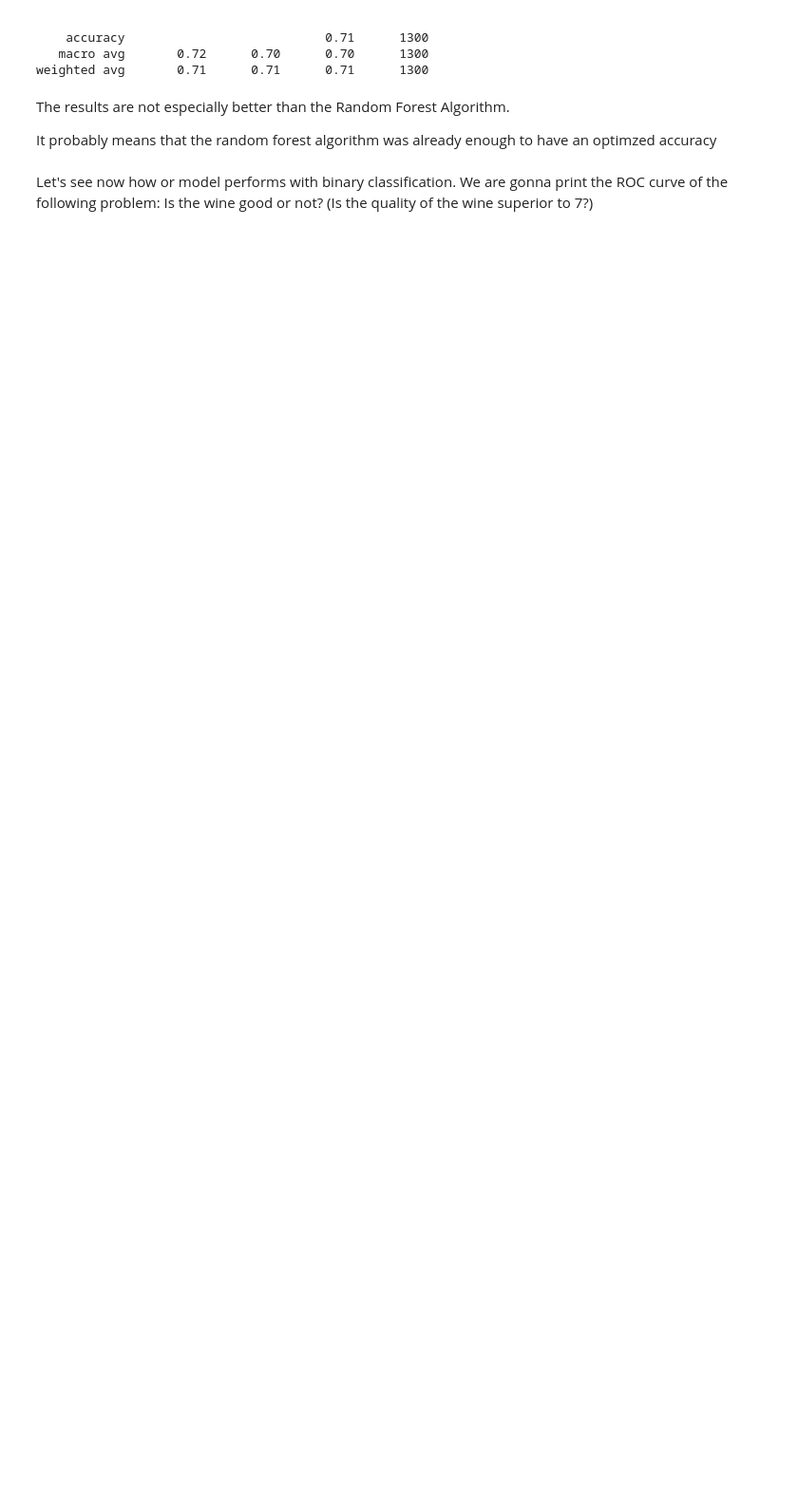
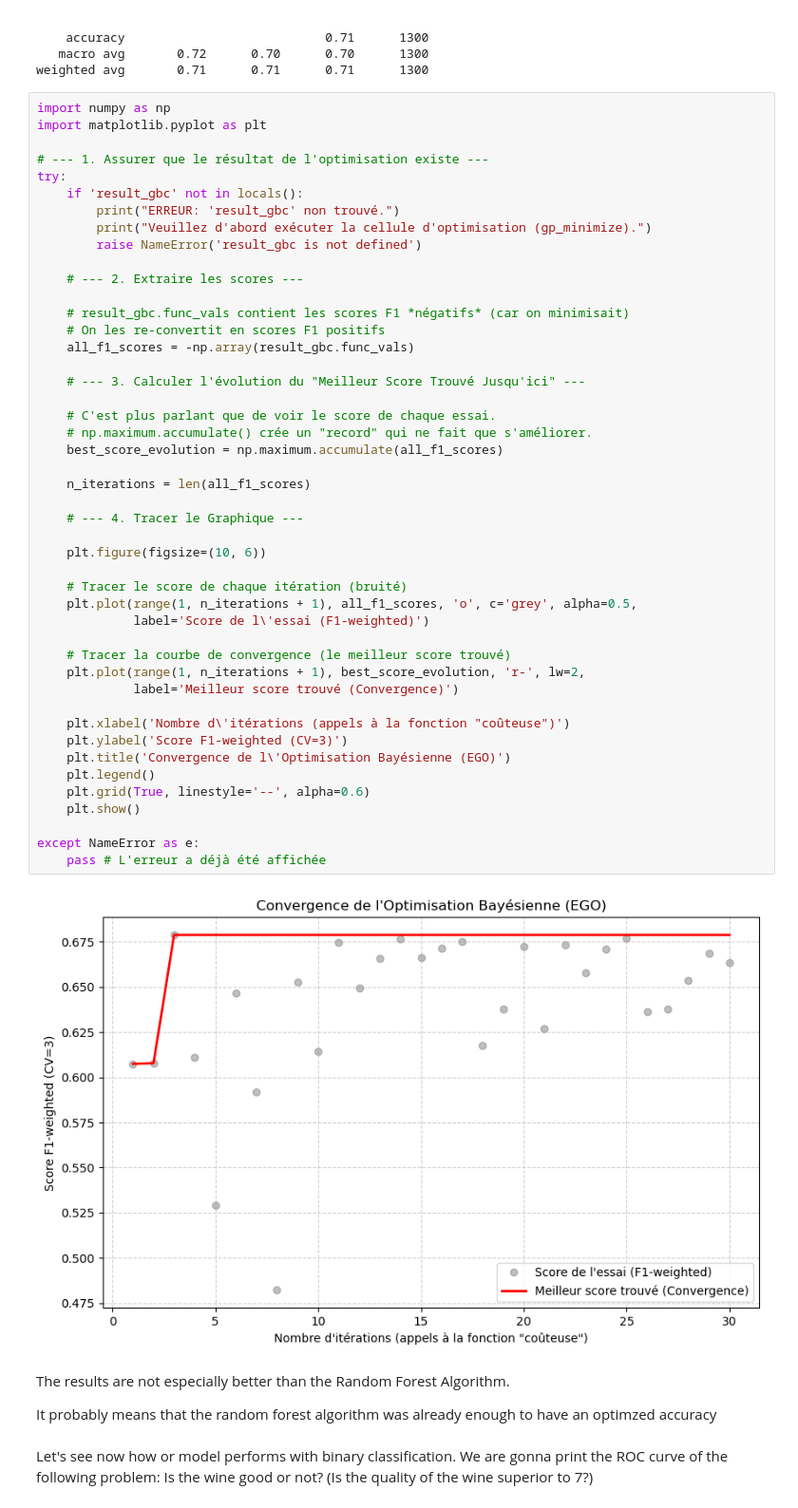
Before and after one commit to picqflorian/wine-quality-analysis, a Jupyter notebook: main.ipynb, the cells around one changed output. Shown at 95% size. Saved outputs shown, nothing was run; the diff lists cells and outputs as text; blank space fills up the shorter version.

Commit message:
optimisation bay

```diff
--- a/main.ipynb
+++ b/main.ipynb
@@ -778,6 +784,54 @@ Testing params: {'n_estimators': np.int64(556), 'learning_rate': 0.1374007954600
     accuracy                           0.71      1300
    macro avg       0.72      0.70      0.70      1300
 weighted avg       0.71      0.71      0.71      1300
+# %%
+import numpy as np
+import matplotlib.pyplot as plt
+
+# --- 1. Assurer que le résultat de l'optimisation existe ---
+try:
+    if 'result_gbc' not in locals():
+        print("ERREUR: 'result_gbc' non trouvé.")
+        print("Veuillez d'abord exécuter la cellule d'optimisation (gp_minimize).")
+        raise NameError('result_gbc is not defined')
+
+    # --- 2. Extraire les scores ---
+
+    # result_gbc.func_vals contient les scores F1 *négatifs* (car on minimisait)
+    # On les re-convertit en scores F1 positifs
+    all_f1_scores = -np.array(result_gbc.func_vals)
+
+    # --- 3. Calculer l'évolution du "Meilleur Score Trouvé Jusqu'ici" ---
+
+    # C'est plus parlant que de voir le score de chaque essai.
+    # np.maximum.accumulate() crée un "record" qui ne fait que s'améliorer.
+    best_score_evolution = np.maximum.accumulate(all_f1_scores)
+
+    n_iterations = len(all_f1_scores)
+
+    # --- 4. Tracer le Graphique ---
+
+    plt.figure(figsize=(10, 6))
+
+    # Tracer le score de chaque itération (bruité)
+    plt.plot(range(1, n_iterations + 1), all_f1_scores, 'o', c='grey', alpha=0.5,
+             label='Score de l\'essai (F1-weighted)')
+
+    # Tracer la courbe de convergence (le meilleur score trouvé)
+    plt.plot(range(1, n_iterations + 1), best_score_evolution, 'r-', lw=2,
+             label='Meilleur score trouvé (Convergence)')
+
+    plt.xlabel('Nombre d\'itérations (appels à la fonction "coûteuse")')
+    plt.ylabel('Score F1-weighted (CV=3)')
+    plt.title('Convergence de l\'Optimisation Bayésienne (EGO)')
+    plt.legend()
+    plt.grid(True, linestyle='--', alpha=0.6)
+    plt.show()
+
+except NameError as e:
+    pass # L'erreur a déjà été affichée
+# %% [output]
+[figure, added]
 # %% [markdown]
 The results are not especially better than the Random Forest Algorithm.
 
```
Also changed, not shown: parts of 7 cells of this notebook.
